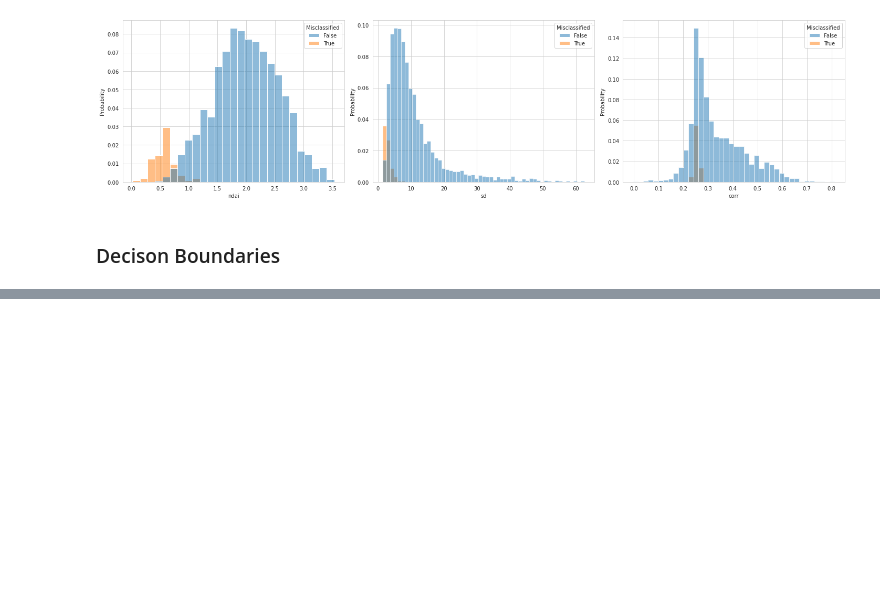
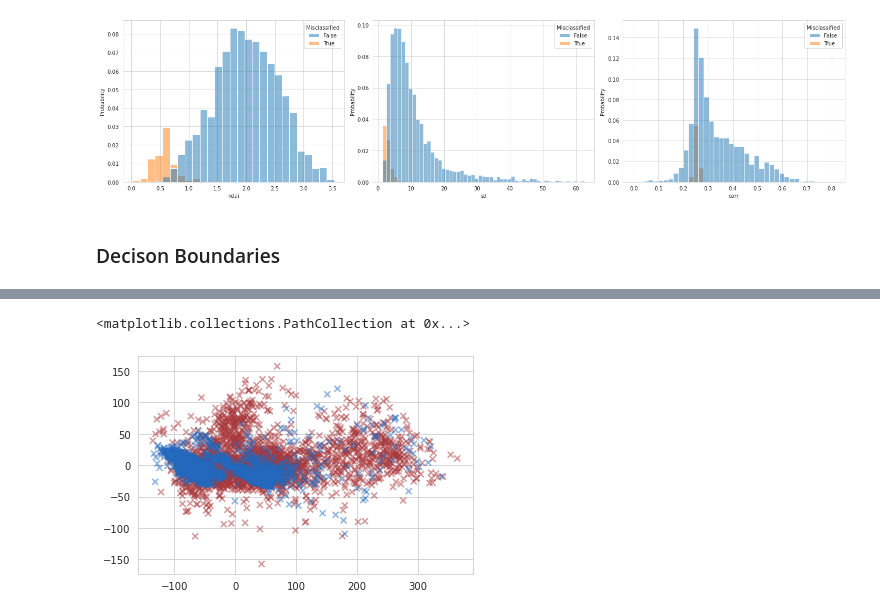
Before and after one commit to WHITSNAK/sta521_proj2, a Jupyter notebook: Section IV - Modeling.ipynb, the cells around one changed output, grey strips where cells are left out. Drawn from its saved outputs; the diff is of its cells as text; code cells hidden in the pictures; blank space fills up the shorter version.

Commit message:
update pca decision surface plots

```diff
--- a/Section IV - Modeling.ipynb
+++ b/Section IV - Modeling.ipynb
@@ -667,0 +652,31 @@ train_im
+# %%
+from sklearn.decomposition import PCA, KernelPCA
+from sklearn.manifold import TSNE
+
+train_im = train_im[train_im['label_remaped']!=2]
+
+pos_samps = train_im[train_im['label_remaped']==1].copy().sample(2500)
+neg_samps = train_im[train_im['label_remaped']==0].copy().sample(3000)
+
+projected_points = pd.concat([pos_samps, neg_samps])
+
+pca_samples = train_im.sample(4000)
+pca = PCA(n_components=2)
+pca = KernelPCA(n_components=2,
+                kernel='linear',degree=2,
+                gamma=0.00000001,
+                fit_inverse_transform=True,
+                alpha=0.1)
+#tsne = TSNE(n_components=2)
+# Standardize
+pca.fit(pca_samples[train_columns])
+out = pca.transform(projected_points[train_columns])
+# %%
+plt.scatter(out[:,0],
+            out[:,1],
+            color=cmap(projected_points['label']),
+            alpha=0.5,
+           marker='x')
+# %% [output]
+<matplotlib.collections.PathCollection at 0x...>
+[figure, added]
```
Also changed, not shown: parts of 4 cells of this notebook, 2 other files.
